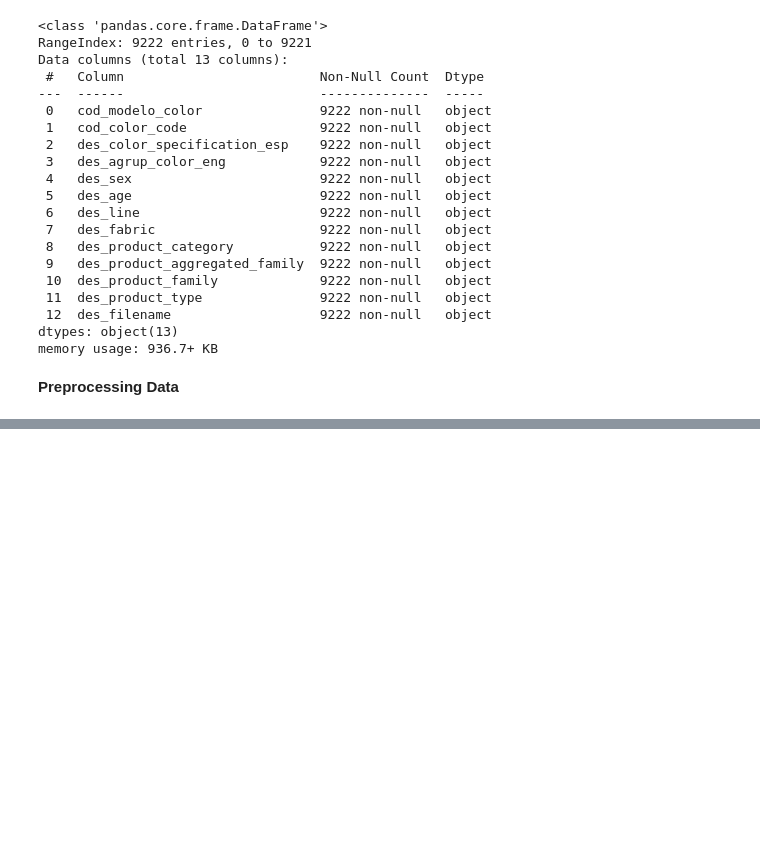
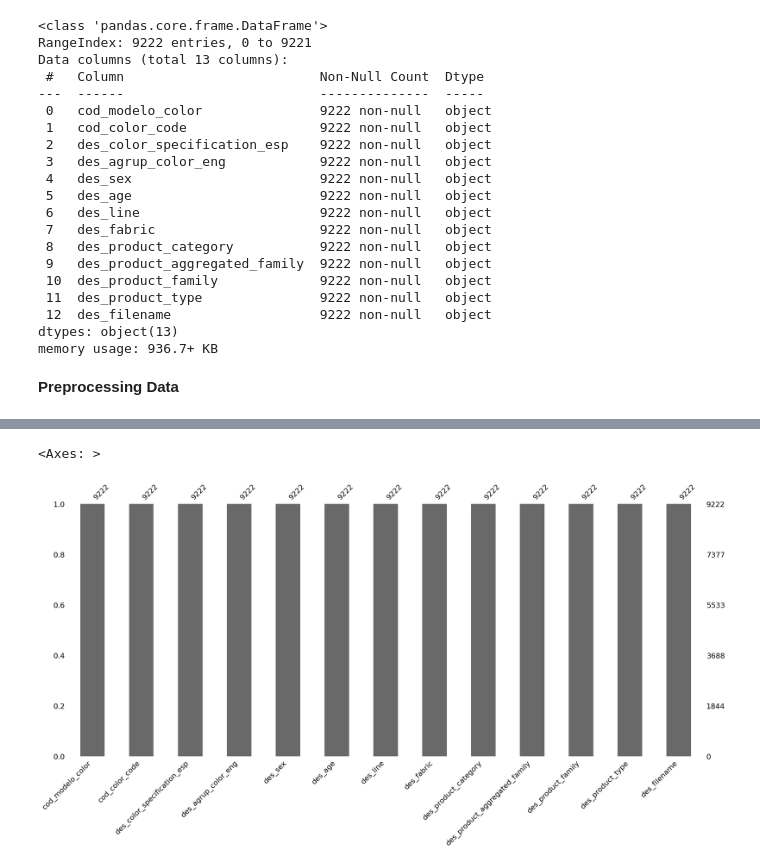
Before and after one commit to nicorosaless/mango_2023, a Jupyter notebook: model/mangomodel.ipynb, the cells around one changed output, grey strips where cells are left out. Drawn from its saved outputs; the diff is of its cells as text; code cells hidden in the pictures; blank space fills up the shorter version.

Commit message:
data preprocessing init
msno, bars

```diff
--- a/model/mangomodel.ipynb
+++ b/model/mangomodel.ipynb
@@ -78,0 +98,5 @@ df_combinado.head()
+# %%
+msno.bar(df)
+# %% [output]
+<Axes: >
+[figure, added]
```
Also changed, not shown: parts of 6 cells of this notebook.
